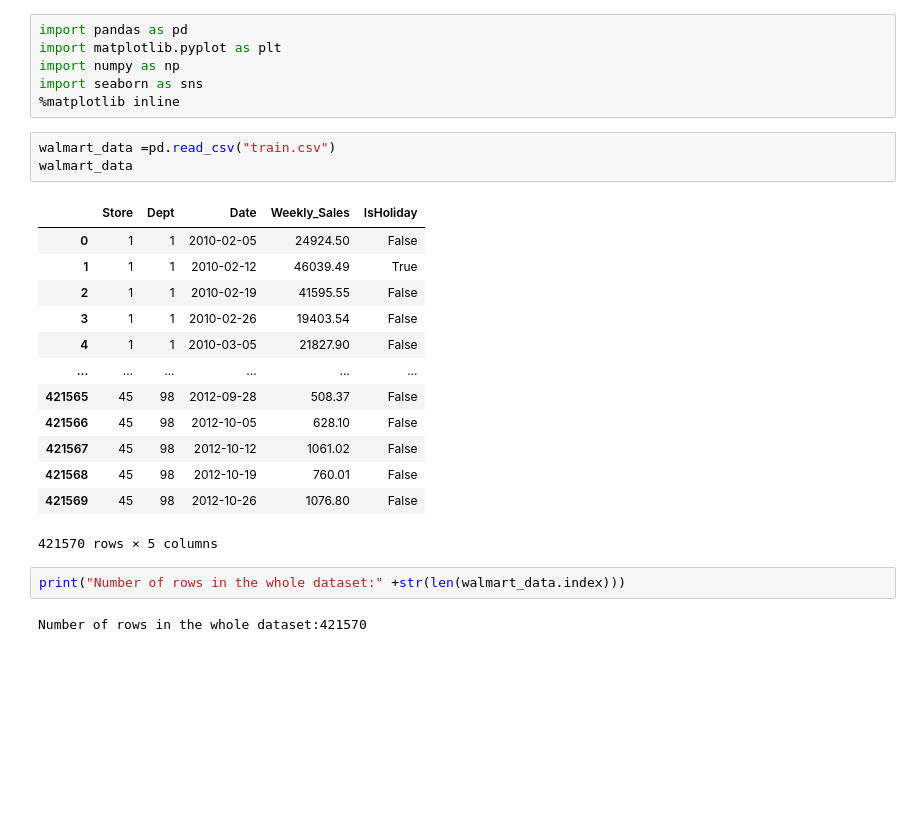
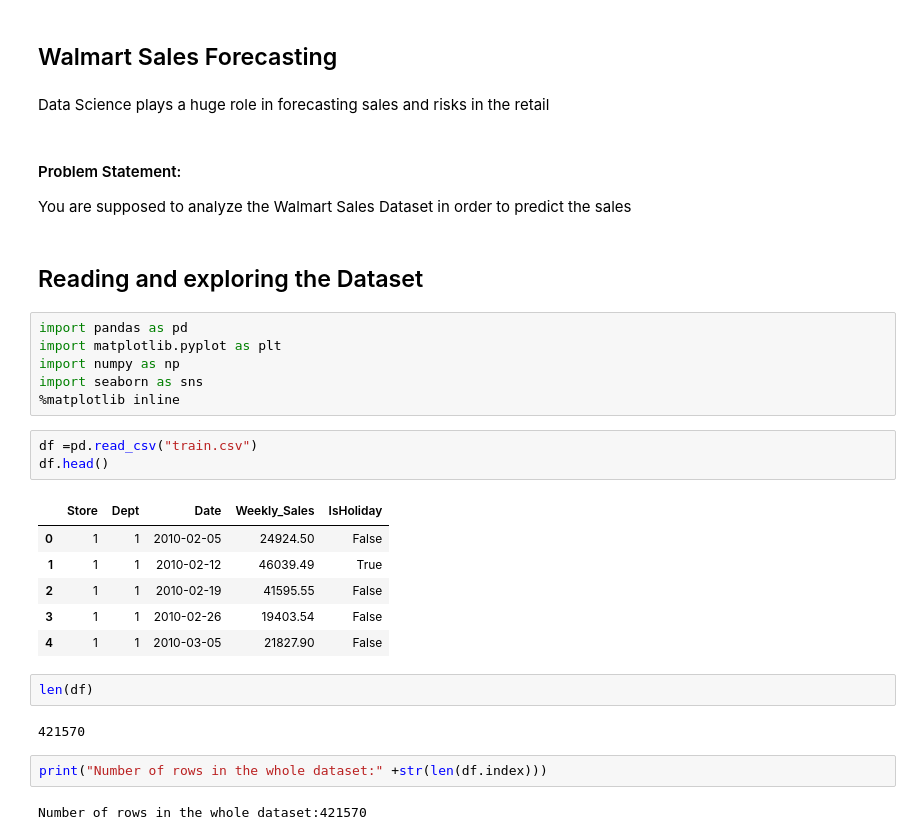
Before and after one commit to DSEA-3/Data-science-Peer-Project-DSEA-Group-3, a Jupyter notebook: Walmart Data Analysis.ipynb, the cells around one changed output. Cells and saved outputs as stored; diff of their text form; blank space fills up the shorter version.

```diff
--- a/Walmart Data Analysis.ipynb
+++ b/Walmart Data Analysis.ipynb
@@ -1,3 +3,12 @@
+# %% [markdown]
+## Walmart Sales Forecasting
+# %% [markdown]
+Data Science plays a huge role in forecasting sales and risks in the retail
+# %% [markdown]
+#### Problem Statement:
+You are supposed to analyze the Walmart Sales Dataset in order to predict the sales
+# %% [markdown]
+## Reading and exploring the Dataset
 # %%
 import pandas as pd
 import matplotlib.pyplot as plt
@@ -5,23 +16,20 @@ import numpy as np
 import seaborn as sns
 %matplotlib inline
 # %%
-walmart_data =pd.read_csv("train.csv")
-walmart_data
+df =pd.read_csv("train.csv")
+df.head()
 # %% [output]
 |  | Store | Dept | Date | Weekly_Sales | IsHoliday |
 | 0 | 1 | 1 | 2010-02-05 | 24924.50 | False |
 | 1 | 1 | 1 | 2010-02-12 | 46039.49 | True |
 | 2 | 1 | 1 | 2010-02-19 | 41595.55 | False |
 | 3 | 1 | 1 | 2010-02-26 | 19403.54 | False |
 | 4 | 1 | 1 | 2010-03-05 | 21827.90 | False |
-| ... | ... | ... | ... | ... | ... |
-| 421565 | 45 | 98 | 2012-09-28 | 508.37 | False |
-| 421566 | 45 | 98 | 2012-10-05 | 628.10 | False |
-| 421567 | 45 | 98 | 2012-10-12 | 1061.02 | False |
-| 421568 | 45 | 98 | 2012-10-19 | 760.01 | False |
-| 421569 | 45 | 98 | 2012-10-26 | 1076.80 | False |
-421570 rows × 5 columns
+# %%
+len(df)
+# %% [output]
+421570
 # %%
-print("Number of rows in the whole dataset:" +str(len(walmart_data.index)))
+print("Number of rows in the whole dataset:" +str(len(df.index)))
 # %% [output]
 Number of rows in the whole dataset:421570
```
Also changed, not shown: parts of 28 cells of this notebook.
